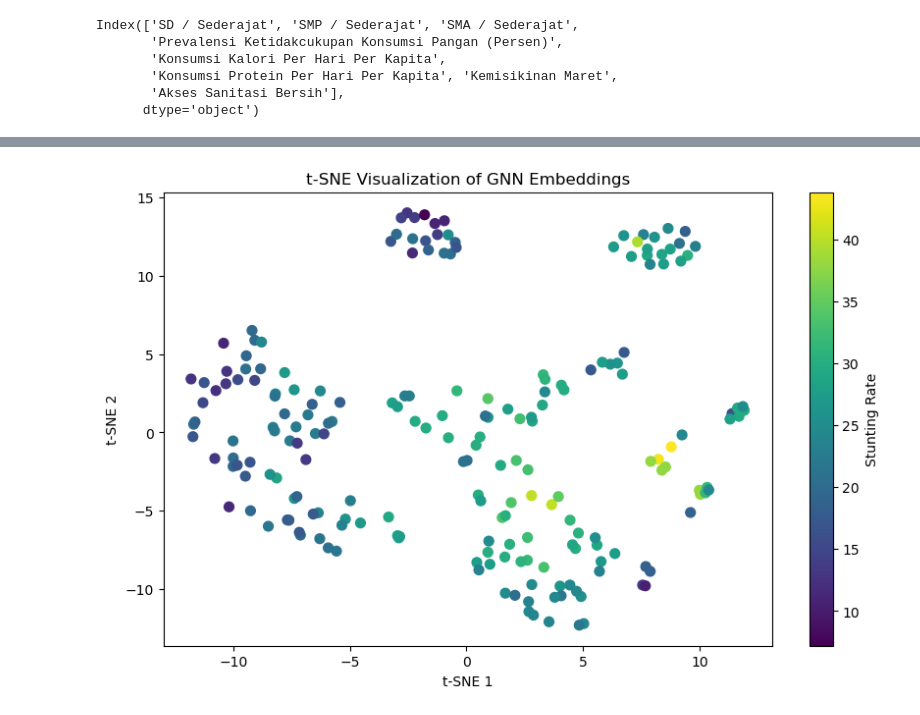
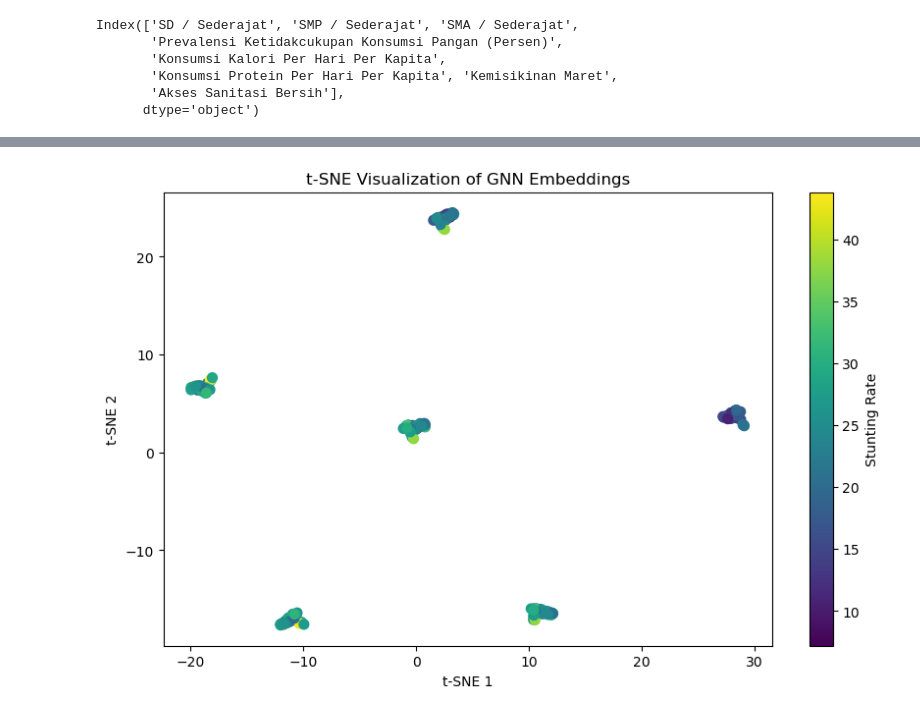
Before and after one commit to BrianAlexanderr/Lomba-Gemastik-2025, a Jupyter notebook: script_for_train.ipynb, the cells around one changed output, grey strips where cells are left out. Drawn from its saved outputs; the diff is of its cells as text; code cells hidden in the pictures.

Commit message:
fix gnn model

```diff
--- a/script_for_train.ipynb
+++ b/script_for_train.ipynb
@@ -319,0 +328,33 @@ plt.show()
+# %%
+def train_dgi(dgi, data, epochs=200, lr=0.001):
+    optimizer = torch.optim.AdamW(dgi.parameters(), lr=lr)
+    dgi.train()
+    for epoch in range(epochs):
+        optimizer.zero_grad()
+        pos_z, neg_z, summary = dgi(data.x, data.edge_index)
+        loss = dgi.loss(pos_z, neg_z, summary)
+        loss.backward()
+        optimizer.step()
+    dgi.eval()
+    with torch.no_grad():
+        z, _, _ = dgi(data.x, data.edge_index)
+    return z  # [34, hidden_dim]
+# %%
+all_embeddings = []
+
+for tahun in range(len(graphs_spatial)):
+    print(f"Tahun {tahun}")
+
+    # Spatial Graph
+    dgi_spatial = create_dgi_model(in_channels=8, hidden_channels=64)
+    emb_spatial = train_dgi(dgi_spatial, graphs_spatial[tahun])
+
+    # Similarity Graph
+    dgi_sim = create_dgi_model(in_channels=8, hidden_channels=64)
+    emb_sim = train_dgi(dgi_sim, graphs_similarity[tahun])
+
+    # Concatenate [34, 32]
+    emb_combined = torch.cat([emb_spatial, emb_sim], dim=1)
+
+    # Tambahkan ke list
+    all_embeddings.append(emb_combined)
@@ -430,13 +391,11 @@ df = df.drop(columns=['Unnamed: 0.1', 'Unnamed: 0', 'Provinsi', 'SMP / Sederajat
 X = df.drop(columns='Stunting')
 y = df['Stunting']
 
-pca = PCA(n_components=32)
 
-x_gnn = gnn_embeddings_all.cpu().numpy()
+print(np.array(all_embeddings).shape)
+x_gnn = np.array(all_embeddings).reshape(-1, 128)
+print(np.array(x_gnn).shape)
 
-x_gnn = pca.fit_transform(x_gnn)
-
-print(x_gnn.shape)
 
 scaler = MinMaxScaler()
 X = scaler.fit_transform(X)
@@ -480,21 +440,21 @@ R2 Score: 0.7014856895767867
 # %%
 from sklearn.manifold import TSNE
 import matplotlib.pyplot as plt
 
 # Misal X adalah embedding dari GNN (204, 512)
-X = gnn_embeddings_all.numpy()
+X = x_gnn
 
 # Jalankan t-SNE
 tsne = TSNE(n_components=2, perplexity=30, random_state=42)
 X_tsne = tsne.fit_transform(X)
 
 # Visualisasi
 plt.figure(figsize=(10, 6))
 plt.scatter(X_tsne[:, 0], X_tsne[:, 1], c=y, cmap='viridis', s=50)
 plt.title("t-SNE Visualization of GNN Embeddings")
 plt.colorbar(label='Stunting Rate')
 plt.xlabel("t-SNE 1")
 plt.ylabel("t-SNE 2")
 plt.show()
 # %% [output]
-[figure, old version]
+[figure, new version]
```
Also changed, not shown: parts of 17 cells of this notebook, 8 other files.
